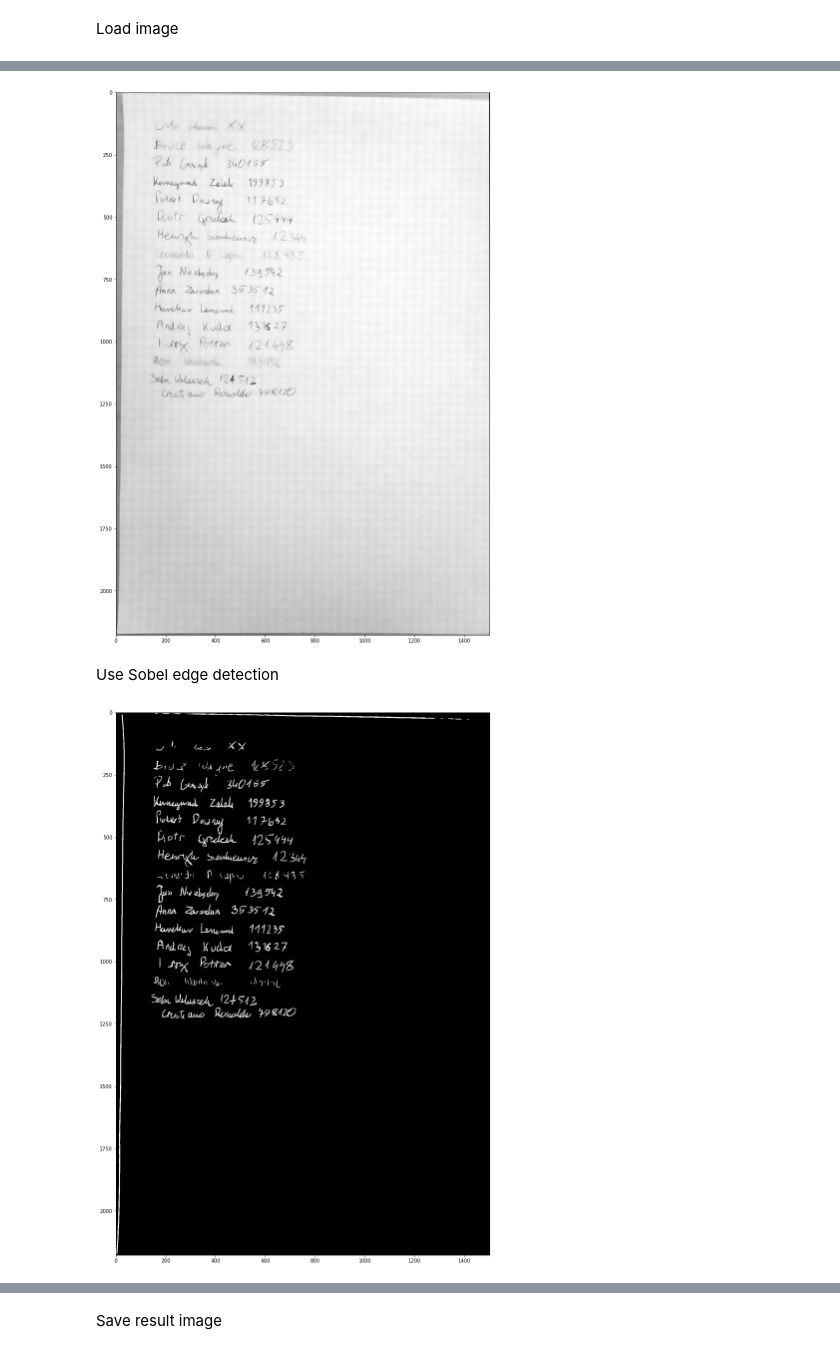
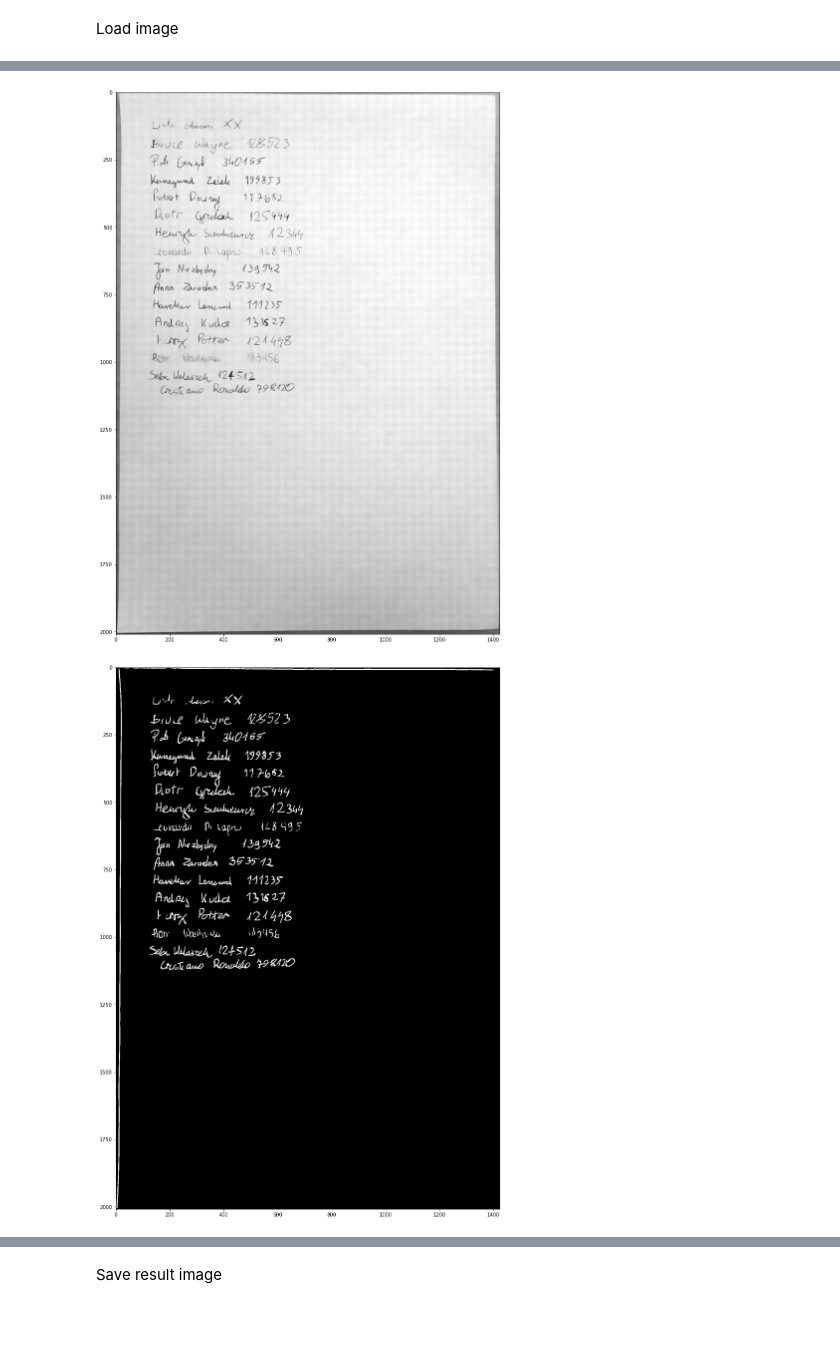
Before and after one commit to PUT-II/Computer-Vision-Project-2, a Jupyter notebook: test_notebooks/remove_lines.ipynb, the cells around one changed output, grey strips where cells are left out. Cells and saved outputs as stored; diff of their text form; code cells hidden in the pictures; blank space fills up the shorter version.

```diff
--- a/test_notebooks/remove_lines.ipynb
+++ b/test_notebooks/remove_lines.ipynb
@@ -40,26 +41,30 @@ Denoise image for better contour detection
-# %%
-# https://docs.opencv.org/master/d1/d79/group__photo__denoise.html#ga4c6b0031f56ea3f98f768881279ffe93
-image = cv.fastNlMeansDenoising(image_orig, None, 30, 5, 21)
-
-plt.figure(figsize=(20, 20))
-plt.imshow(image, cmap='gray')
-plt.show()
-# %% [output]
-[figure, removed]
-# %% [markdown]
-Use Sobel edge detection
 # %%
-sobelx = cv.Sobel(image, cv.CV_8U, 1, 0, ksize=3)
-sobely = cv.Sobel(image, cv.CV_8U, 0, 1, ksize=3)
+# https://docs.opencv.org/master/d1/d79/group__photo__denoise.html#ga4c6b0031f56ea3f98f768881279ffe93
+sobel = None
+image = None
 
-sobelx = cv.fastNlMeansDenoising(sobelx, None, 15, 5, 21)
-sobely = cv.fastNlMeansDenoising(sobely, None, 15, 5, 21)
+for i in range(20, 40):
+    image = cv.fastNlMeansDenoising(image_orig, None, i, 5, 21)
 
-sobel = cv.add(sobelx, sobely)
-_, sobel = cv.threshold(sobel, 32, 255, cv.THRESH_BINARY)
+    sobelx = cv.Sobel(image, cv.CV_8U, 1, 0, ksize=3)
+    sobely = cv.Sobel(image, cv.CV_8U, 0, 1, ksize=3)
+
+    sobelx = cv.fastNlMeansDenoising(sobelx, None, 15, 5, 21)
+    sobely = cv.fastNlMeansDenoising(sobely, None, 15, 5, 21)
+
+    sobel = cv.add(sobelx, sobely)
+    _, sobel = cv.threshold(sobel, 32, 255, cv.THRESH_BINARY)
+
+    if (np.count_nonzero(sobel) / (sobel.shape[0] * sobel.shape[1])) < 0.0221:
+        break
+
+plt.figure(figsize=(20, 20))
+plt.imshow(image, cmap='gray')
+plt.show()
 
 plt.figure(figsize=(20, 20))
 plt.imshow(sobel, cmap='gray')
 plt.show()
 # %% [output]
-[figure, old version]
+[figure, new version]
+[figure, added]
```
Also changed, not shown: parts of 9 cells of this notebook, 2 other files.
